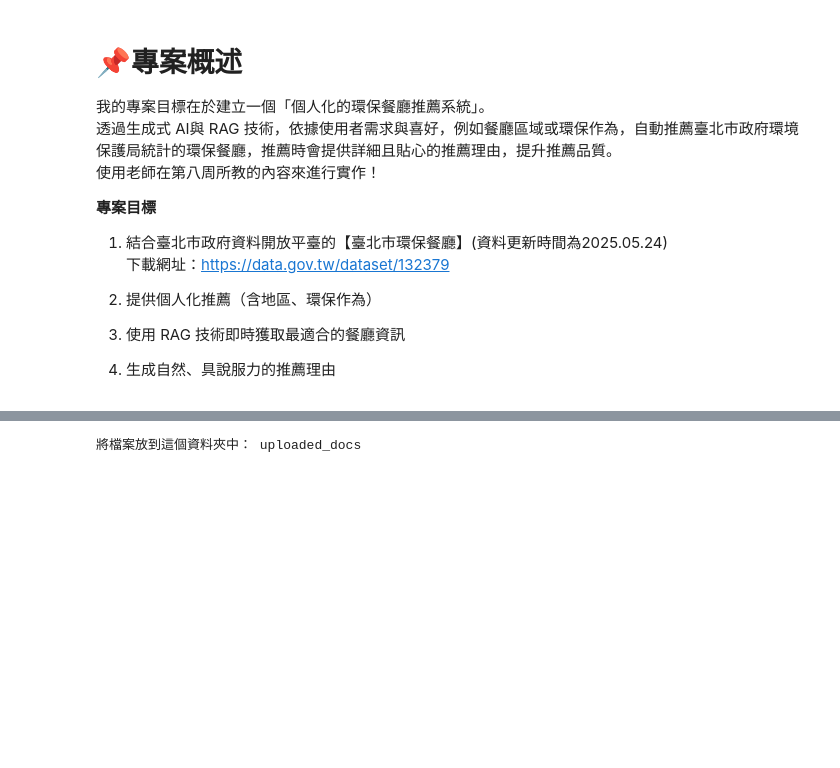
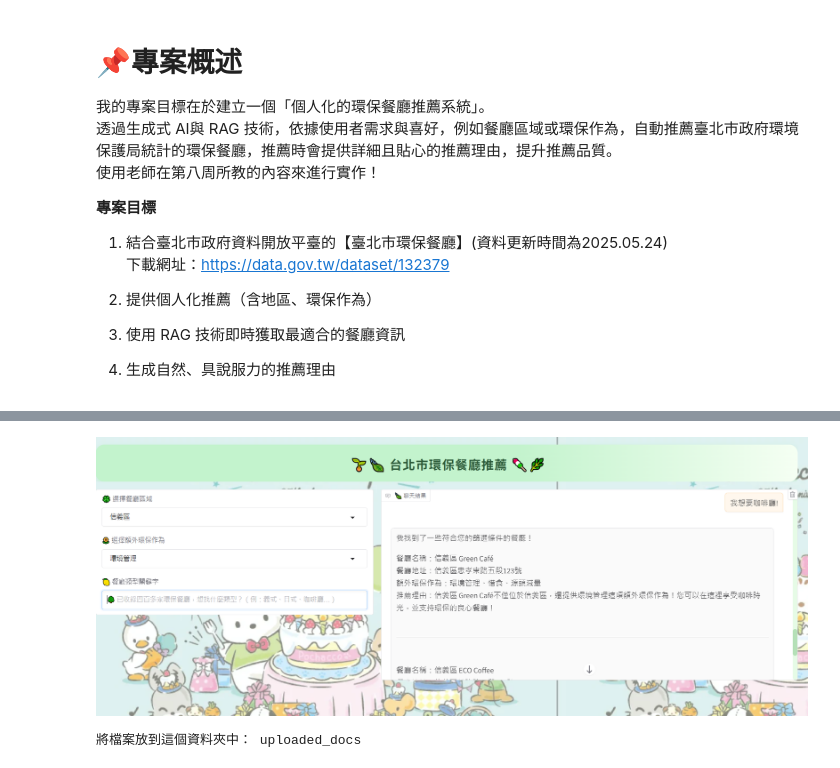
Before and after one commit to JIng-Yu-Huang/generative-AI_hw, a Jupyter notebook: 期末專題_環保餐廳推薦RAG系統_new.ipynb, the cells around one changed output, grey strips where cells are left out. Cells and saved outputs as stored; diff of their text form; code cells hidden in the pictures; blank space fills up the shorter version.

```diff
--- a/期末專題_環保餐廳推薦RAG系統_new.ipynb
+++ b/期末專題_環保餐廳推薦RAG系統_new.ipynb
@@ -24,3 +50,10 @@
+# %%
+#手動輸入餐廳類型的關鍵字，會從上面的餐廳當中，篩選出符合條件的餐廳
+from IPython.display import Image, display
+
+display(Image(filename='sample_data/2.PNG', width=1400, height=600))
+# %% [output]
+[figure, added]
 # %%
 #1. 建立資料夾
 import os
```
Also changed, not shown: parts of 13 cells of this notebook.
